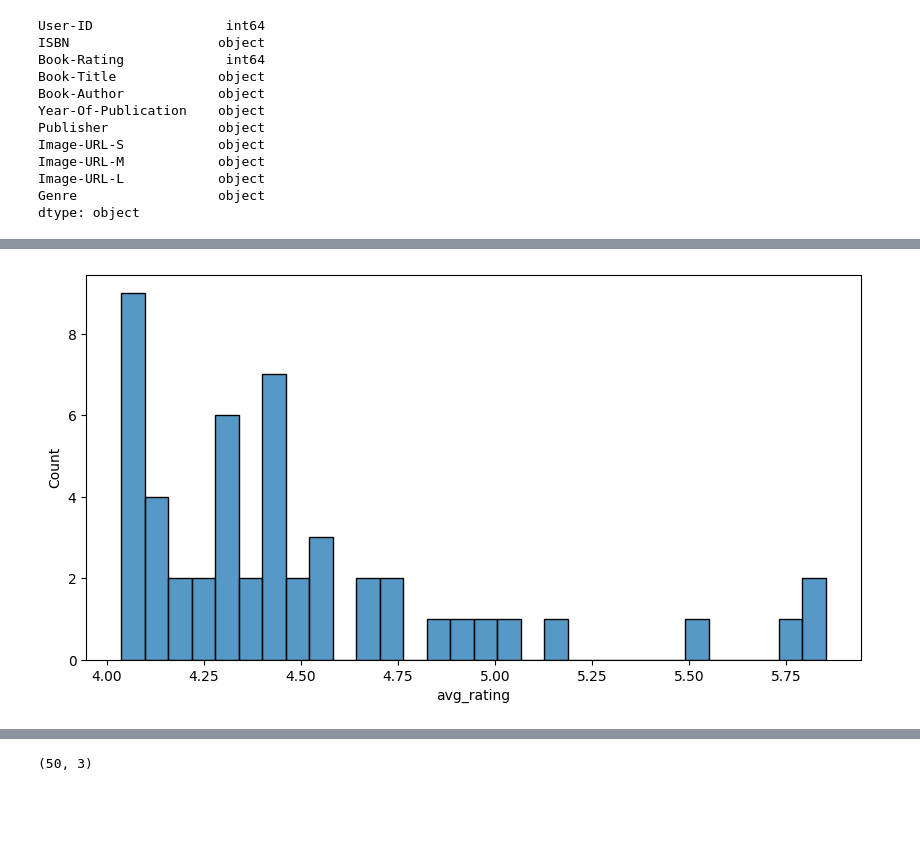
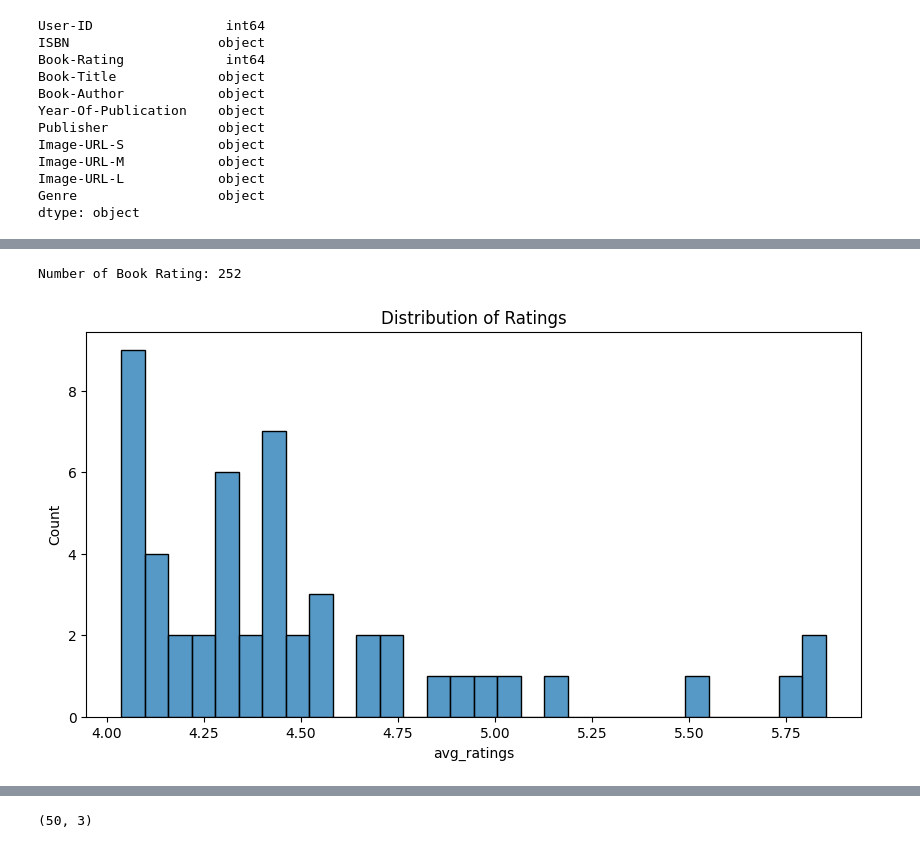
Before and after one commit to KomalWaghmore/Book-recommendation, a Jupyter notebook: book_recommender_system.ipynb, the cells around one changed output, grey strips where cells are left out. Cells and saved outputs as stored; diff of their text form; code cells hidden in the pictures; blank space fills up the shorter version.

```diff
--- a/book_recommender_system.ipynb
+++ b/book_recommender_system.ipynb
@@ -223,7 +217,7 @@ popular_df[popular_df['Book-Rating']>=250]
 | 240860 | \O\" Is for Outlaw" | 269 | 2.988848 |
 237 rows × 3 columns
 # %%
-popular_df = popular_df[popular_df['Book-Rating']>=250].sort_values('avg_rating',ascending=False).head(50)
+popular_df = popular_df[popular_df['Book-Rating']>=250].sort_values('avg_ratings',ascending=False).head(50)
 # %%
 popular_df
 # %% [output]
@@ -247,7 +254,14 @@ popular_df
+# %%
+most_num_rating = popular_df["Book-Rating"].mode()[0]
+print("Number of Book Rating:", most_num_rating)
+# %% [output]
+Number of Book Rating: 252
 # %%
 plt.figure(figsize=(10,5))
-sns.histplot(popular_df["avg_rating"], bins=30)
+sns.histplot(popular_df["avg_ratings"], bins=30)
+plt.title("Distribution of Ratings")
+plt.title("Distribution of Ratings")
 plt.show()
 # %% [output]
-[figure, old version]
+[figure, new version]
 # %%
```
Also changed, not shown: parts of 25 cells of this notebook, 3 other files.
